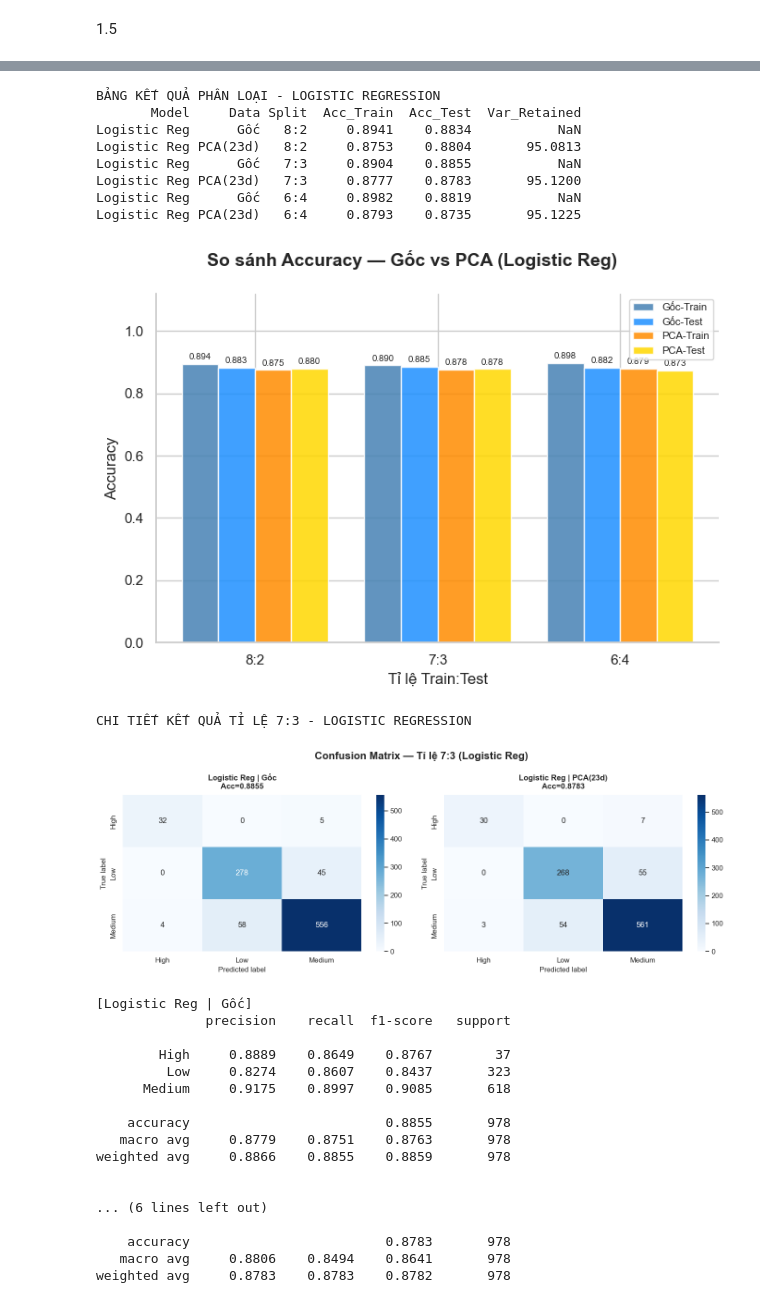
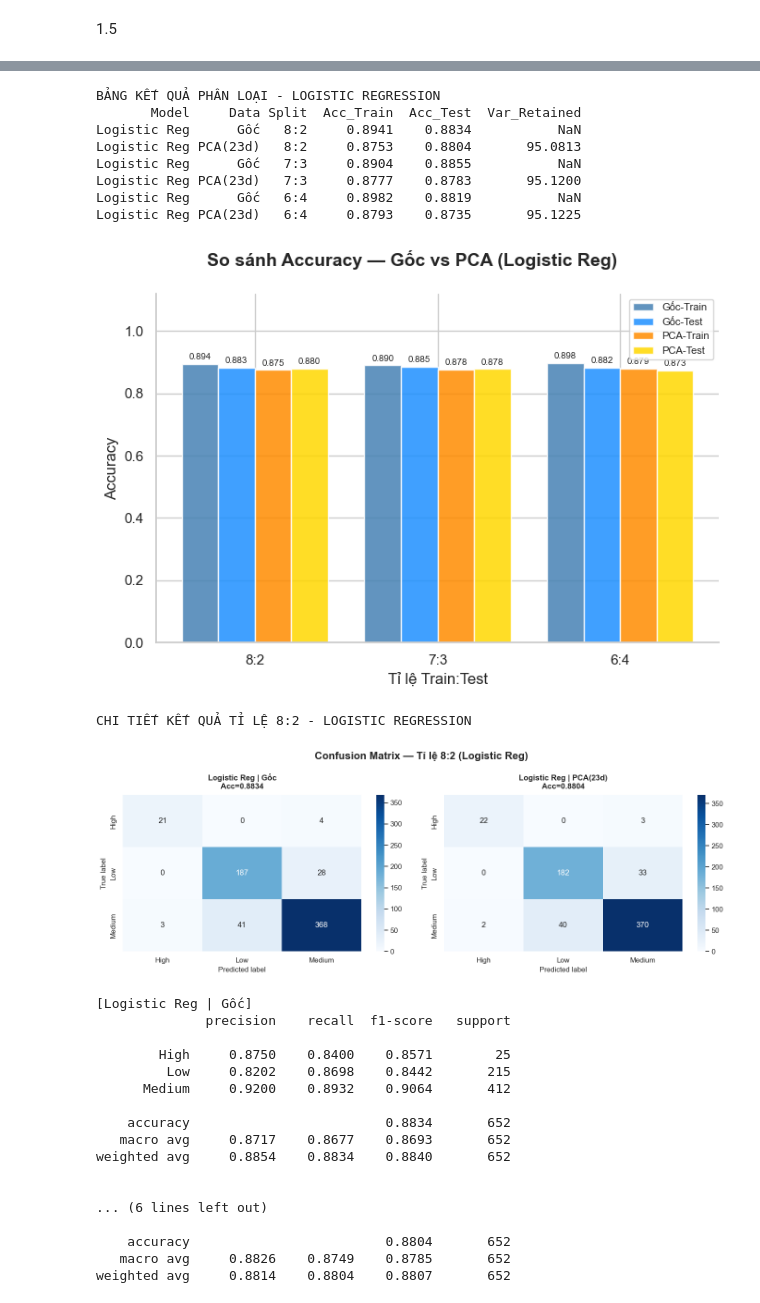
Before and after one commit to grst0610/Machine-learning, a Jupyter notebook: project.ipynb, the cells around one changed output, grey strips where cells are left out. Drawn from its saved outputs; the diff is of its cells as text; code cells hidden in the pictures.

```diff
--- a/project.ipynb
+++ b/project.ipynb
@@ -1019,12 +1019,17 @@ ax.set_ylim(0, 1.12); ax.legend(fontsize=8)
 ax.spines['top'].set_visible(False); ax.spines['right'].set_visible(False)
 plt.tight_layout(); plt.show()
 
-# Confusion Matrix và Classification Report tỷ lệ 7:3
-print("\nCHI TIẾT KẾT QUẢ TỈ LỆ 7:3 - GAUSSIAN NB")
+# Confusion Matrix và Classification Report tỷ lệ tốt nhất
+best_split = max(
+    [r for r in results_gnb if r["Data"] != "Gốc"],
+    key=lambda r: r["Acc_Test"]
+)["Split"]
 
-sub_03_gnb = [r for r in results_gnb if r["Split"] == "7:3"]
+print(f"\nCHI TIẾT KẾT QUẢ TỈ LỆ {best_split} - GAUSSIAN NB")
+
+sub_03_gnb = [r for r in results_gnb if r["Split"] == best_split]
 fig, axes = plt.subplots(1, 2, figsize=(14, 5))
-fig.suptitle('Confusion Matrix — Tỉ lệ 7:3 (Gaussian NB)', fontsize=16, fontweight='bold')
+fig.suptitle(f'Confusion Matrix — Tỉ lệ {best_split} (Gaussian NB)', fontsize=16, fontweight='bold')
 
 for idx, r in enumerate(sub_03_gnb):
     cm = confusion_matrix(r["y_te"], r["y_pred"])
@@ -1138,53 +1143,58 @@ ax.set_xlabel('Tỉ lệ Train:Test'); ax.set_ylabel('Accuracy')
 ax.set_ylim(0, 1.12); ax.legend(fontsize=8)
 ax.spines['top'].set_visible(False); ax.spines['right'].set_visible(False)
 plt.tight_layout(); plt.show()
 
-# Confusion Matrix và Classification Report tỷ lệ 7:3
-print("\nCHI TIẾT KẾT QUẢ TỈ LỆ 7:3 - LOGISTIC REGRESSION")
+# Confusion Matrix và Classification Report tỷ lệ tốt nhất
+best_split_lr = max(
+    [r for r in results_lr if r["Data"] != "Gốc"],
+    key=lambda r: r["Acc_Test"]
+)["Split"]
 
-sub_03_lr = [r for r in results_lr if r["Split"] == "7:3"]
+print(f"\nCHI TIẾT KẾT QUẢ TỈ LỆ {best_split_lr} - LOGISTIC REGRESSION")
+
+sub_03_lr = [r for r in results_lr if r["Split"] == best_split_lr]
 fig, axes = plt.subplots(1, 2, figsize=(14, 5))
-fig.suptitle('Confusion Matrix — Tỉ lệ 7:3 (Logistic Reg)', fontsize=16, fontweight='bold')
+fig.suptitle(f'Confusion Matrix — Tỉ lệ {best_split_lr} (Logistic Reg)', fontsize=16, fontweight='bold')
 
 for idx, r in enumerate(sub_03_lr):
     cm = confusion_matrix(r["y_te"], r["y_pred"])
     sns.heatmap(cm, annot=True, fmt='d', cmap='Blues',
                 xticklabels=le.classes_, yticklabels=le.classes_, ax=axes[idx], cbar=True)
     axes[idx].set_title(f"{r['Model']} | {r['Data']}\nAcc={r['Acc_Test']:.4f}", fontweight='bold', pad=10)
     axes[idx].set_xlabel('Predicted label', fontsize=11)
     axes[idx].set_ylabel('True label', fontsize=11)
 
 plt.tight_layout(); plt.show()
 
 for r in sub_03_lr:
     print(f"\n[{r['Model']} | {r['Data']}]")
     print(classification_report(r["y_te"], r["y_pred"], target_names=le.classes_, digits=4))
 # %% [output]
 BẢNG KẾT QUẢ PHÂN LOẠI - LOGISTIC REGRESSION
        Model     Data Split  Acc_Train  Acc_Test  Var_Retained
 Logistic Reg      Gốc   8:2     0.8941    0.8834           NaN
 Logistic Reg PCA(23d)   8:2     0.8753    0.8804       95.0813
 Logistic Reg      Gốc   7:3     0.8904    0.8855           NaN
 Logistic Reg PCA(23d)   7:3     0.8777    0.8783       95.1200
 Logistic Reg      Gốc   6:4     0.8982    0.8819           NaN
 Logistic Reg PCA(23d)   6:4     0.8793    0.8735       95.1225
 [figure]
-CHI TIẾT KẾT QUẢ TỈ LỆ 7:3 - LOGISTIC REGRESSION
+CHI TIẾT KẾT QUẢ TỈ LỆ 8:2 - LOGISTIC REGRESSION
-[figure, old version]
+[figure, new version]
 [Logistic Reg | Gốc]
               precision    recall  f1-score   support
 
-        High     0.8889    0.8649    0.8767        37
-         Low     0.8274    0.8607    0.8437       323
-      Medium     0.9175    0.8997    0.9085       618
+        High     0.8750    0.8400    0.8571        25
+         Low     0.8202    0.8698    0.8442       215
+      Medium     0.9200    0.8932    0.9064       412
 
-    accuracy                         0.8855       978
-   macro avg     0.8779    0.8751    0.8763       978
-weighted avg     0.8866    0.8855    0.8859       978
+    accuracy                         0.8834       652
+   macro avg     0.8717    0.8677    0.8693       652
+weighted avg     0.8854    0.8834    0.8840       652
 
 
 ... (6 lines left out)
 
-    accuracy                         0.8783       978
-   macro avg     0.8806    0.8494    0.8641       978
-weighted avg     0.8783    0.8783    0.8782       978
+    accuracy                         0.8804       652
+   macro avg     0.8826    0.8749    0.8785       652
+weighted avg     0.8814    0.8804    0.8807       652
```
Also changed, not shown: parts of 2 cells of this notebook.
